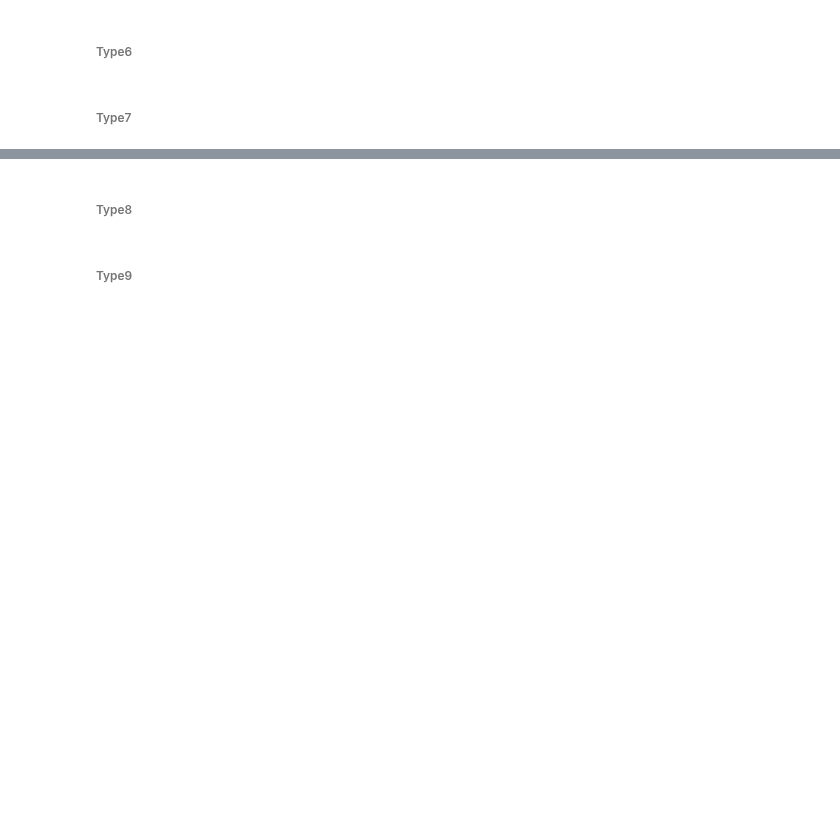
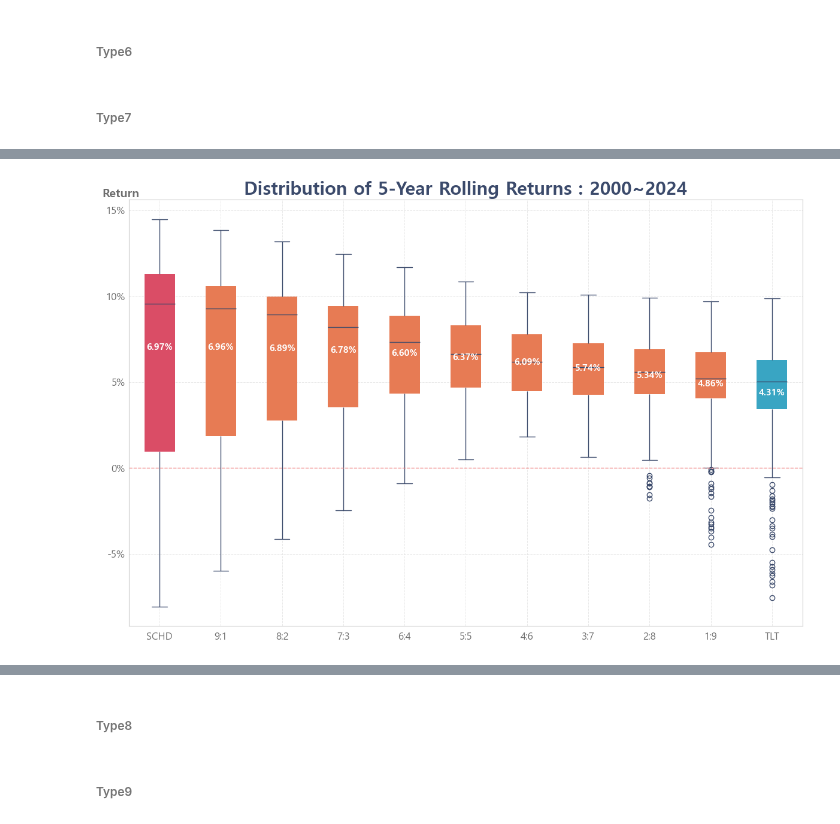
Before and after one commit to sdjhs0327/ws_fn, a Jupyter notebook: strategy/99_03_Report_pension.ipynb, the cells around one changed output, grey strips where cells are left out. Drawn from its saved outputs; the diff is of its cells as text; code cells hidden in the pictures; blank space fills up the shorter version.

```diff
--- a/strategy/99_03_Report_pension.ipynb
+++ b/strategy/99_03_Report_pension.ipynb
@@ -528,10 +528,10 @@ sort_df_type6 = pd.DataFrame([return_df_type6.mean(), ddr_df_type6.mean()], inde
 ###### Type7
 # %%
 ## 데이터 설정값
-ticker_A = 'QQQ'
+ticker_A = 'SCHD'
 ticker_B = 'TLT'
 # %%
-df = dataset_short[[ticker_A, ticker_B]].dropna()
+df = dataset_imputed_small[[ticker_A, ticker_B]].dropna()
 df = df/df.iloc[0]
 
 ## data-split
@@ -554,0 +570,41 @@ sort_df_type7 = pd.DataFrame([return_df_type7.mean(), ddr_df_type7.mean()], inde
+# %%
+plot_df = return_df_type7.copy()
+
+plt.figure(figsize=figsize)
+colors = [color_norm, color_sub, color_sub, color_sub, color_sub, color_sub, color_sub, color_sub, color_sub, color_sub, color_cont]
+boxplot = sns.boxplot(data=plot_df, palette=colors, width=0.5, linewidth=1, linecolor= color_basic, boxprops=dict(edgecolor="black", linewidth=0))
+
+# 각 요소의 강조
+plt.title(f'Distribution of 5-Year Rolling Returns : {dataset_imputed_small.index[0].year}~{dataset_imputed_small.index[-1].year}', fontsize=22, fontweight='bold', color=color_basic)
+plt.ylabel("Return", fontsize=14, labelpad=-40, fontweight="bold", color=color_around, loc="top", rotation=0)
+plt.xlabel("")
+plt.xticks(fontsize=12, color=color_around)
+plt.yticks(fontsize=12, color=color_around)
+
+
+# 상자 위에 중앙값 추가
+means = plot_df.mean()
+for i, mean in enumerate(means):
+    plt.text(i, mean*1.01, f'{mean:.2f}%', ha='center', va="center", fontsize=11,
+             color="white", fontweight="bold")
+
+
+# % 단위를 추가하는 포맷터 함수 정의
+def percent_formatter(x, pos):
+    return f"{int(x)}%"
+# X축, Y축에 % 포맷터 적용
+plt.gca().yaxis.set_major_formatter(FuncFormatter(percent_formatter))
+# 눈금과 축 간격 줄이기
+plt.gca().tick_params(axis="y", pad=1)  # Y축 눈금 패딩 조정
+
+# 그리드 추가
+plt.grid(color=color_around2, linestyle="--", linewidth=0.7, alpha=0.7)
+
+# 보조선 추가
+plt.axhline(y=0, color='lightcoral', linestyle='--', linewidth=1)
+
+# 그래프 표시
+plt.tight_layout()
+plt.show()
+# %% [output]
+[figure, added]
```
Also changed, not shown: parts of 13 cells of this notebook, 1 other file.
